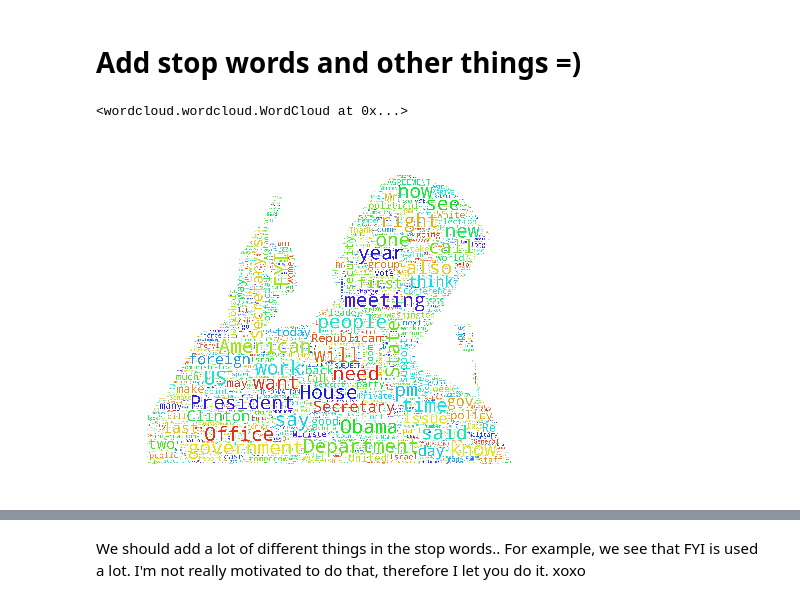
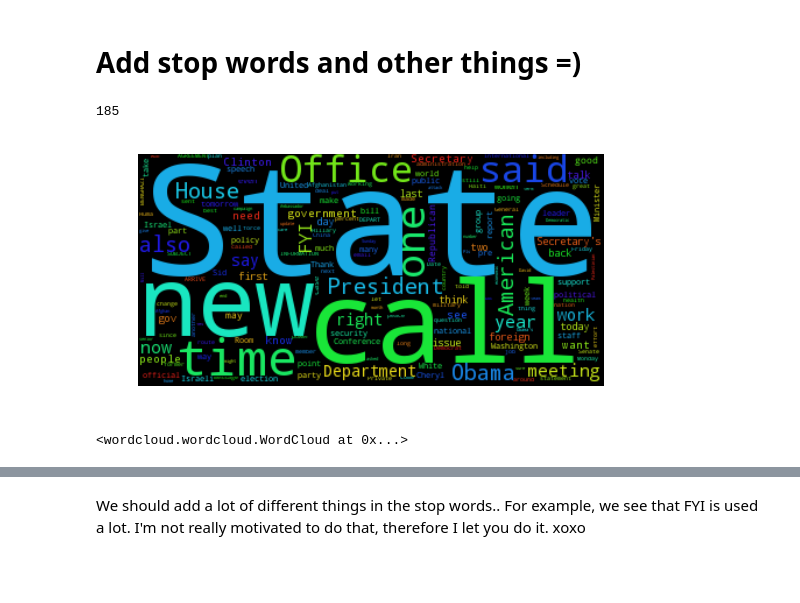
Before and after one commit to jmuth/ADA_homeworks, a Jupyter notebook: 05 - Taming Text/Taming_Text.ipynb, the cells around one changed output, grey strips where cells are left out. Saved outputs shown, nothing was run; the diff lists cells and outputs as text; code cells hidden in the pictures; blank space fills up the shorter version.

```diff
--- a/05 - Taming Text/Taming_Text.ipynb
+++ b/05 - Taming Text/Taming_Text.ipynb
@@ -62,15 +51,30 @@ mask = np.array(Image.open("./other/trump.png"))
+# %%
+stopwords = list(STOPWORDS)
+stopwords.append('nan')
+stopwords.append('will')
+len(stopwords)
+# %% [output]
+185
+# %%
+array_words = text_str.split(" ")
+small_words = []
+# %%
+for i in range(len(array_words)):
+    if len(array_words[i]) <= 2:
+        if array_words[i] not in stopwords:
+            stopwords.append(array_words[i])
 # %%
-wc = WordCloud(background_color="white", max_words=2000, mask=mask,
-stopwords=stopwords)
+wc = WordCloud(max_words=1000, stopwords=set(stopwords))
-# %%
-wc.generate(body_str)
-# %% [output]
-<wordcloud.wordcloud.WordCloud at 0x...>
 # %%
-# show
-wc.to_file("trump<3clinton.png")
-plt.imshow(wc)
+wc.generate(text_str)
+plt.imshow(wc, cmap=plt.cm.gray)
 plt.axis("off")
 plt.show()
 # %% [output]
-[figure, old version]
+[figure, new version]
+# %%
+trump_coloring = np.array(Image.open("./other/trump.png"))
+wc_colored = WordCloud(max_words=3000, mask=trump_coloring, stopwords=stopwords, random_state=1)
+wc_colored.generate(text_str)
+# %% [output]
+<wordcloud.wordcloud.WordCloud at 0x...>
```
Also changed, not shown: parts of 14 cells of this notebook, 2 other files.
